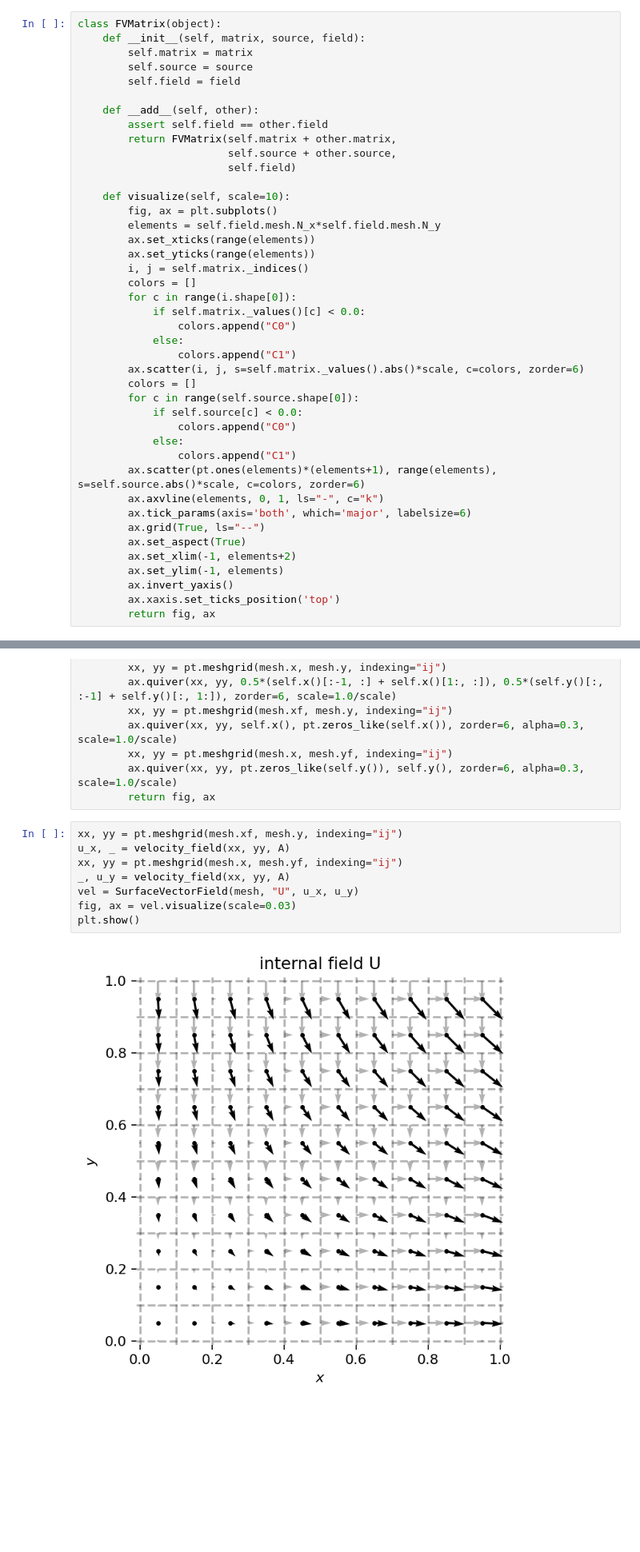
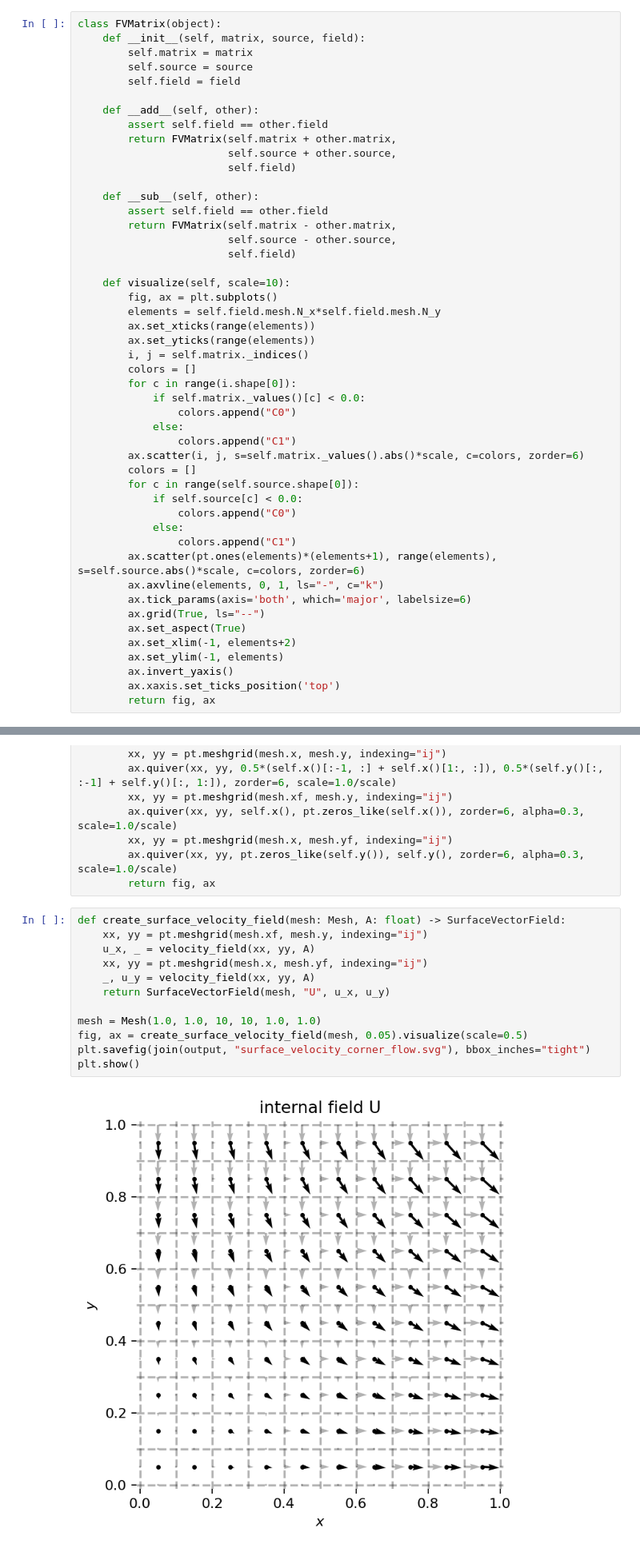
Before and after one commit to AndreWeiner/ml-cfd-lecture, a Jupyter notebook: notebooks/cfd_intro.ipynb, the cells around one changed output, grey strips where cells are left out. Shown at 80% size. Cells and saved outputs as stored; diff of their text form; blank space fills up the shorter version.

```diff
--- a/notebooks/cfd_intro.ipynb
+++ b/notebooks/cfd_intro.ipynb
@@ -315,6 +314,12 @@ class FVMatrix(object):
         assert self.field == other.field
         return FVMatrix(self.matrix + other.matrix,
                         self.source + other.source,
+                        self.field)
+
+    def __sub__(self, other):
+        assert self.field == other.field
+        return FVMatrix(self.matrix - other.matrix,
+                        self.source - other.source,
                         self.field)
 
     def visualize(self, scale=10):
@@ -717,12 +727,16 @@ class SurfaceVectorField(object):
         ax.quiver(xx, yy, pt.zeros_like(self.y()), self.y(), zorder=6, alpha=0.3, scale=1.0/scale)
         return fig, ax
 # %%
-xx, yy = pt.meshgrid(mesh.xf, mesh.y, indexing="ij")
-u_x, _ = velocity_field(xx, yy, A)
-xx, yy = pt.meshgrid(mesh.x, mesh.yf, indexing="ij")
-_, u_y = velocity_field(xx, yy, A)
-vel = SurfaceVectorField(mesh, "U", u_x, u_y)
-fig, ax = vel.visualize(scale=0.03)
+def create_surface_velocity_field(mesh: Mesh, A: float) -> SurfaceVectorField:
+    xx, yy = pt.meshgrid(mesh.xf, mesh.y, indexing="ij")
+    u_x, _ = velocity_field(xx, yy, A)
+    xx, yy = pt.meshgrid(mesh.x, mesh.yf, indexing="ij")
+    _, u_y = velocity_field(xx, yy, A)
+    return SurfaceVectorField(mesh, "U", u_x, u_y)
+
+mesh = Mesh(1.0, 1.0, 10, 10, 1.0, 1.0)
+fig, ax = create_surface_velocity_field(mesh, 0.05).visualize(scale=0.5)
+plt.savefig(join(output, "surface_velocity_corner_flow.svg"), bbox_inches="tight")
 plt.show()
 # %% [output]
-[figure, old version]
+[figure, new version]
```
Also changed, not shown: parts of 16 cells of this notebook, 4 other files.
